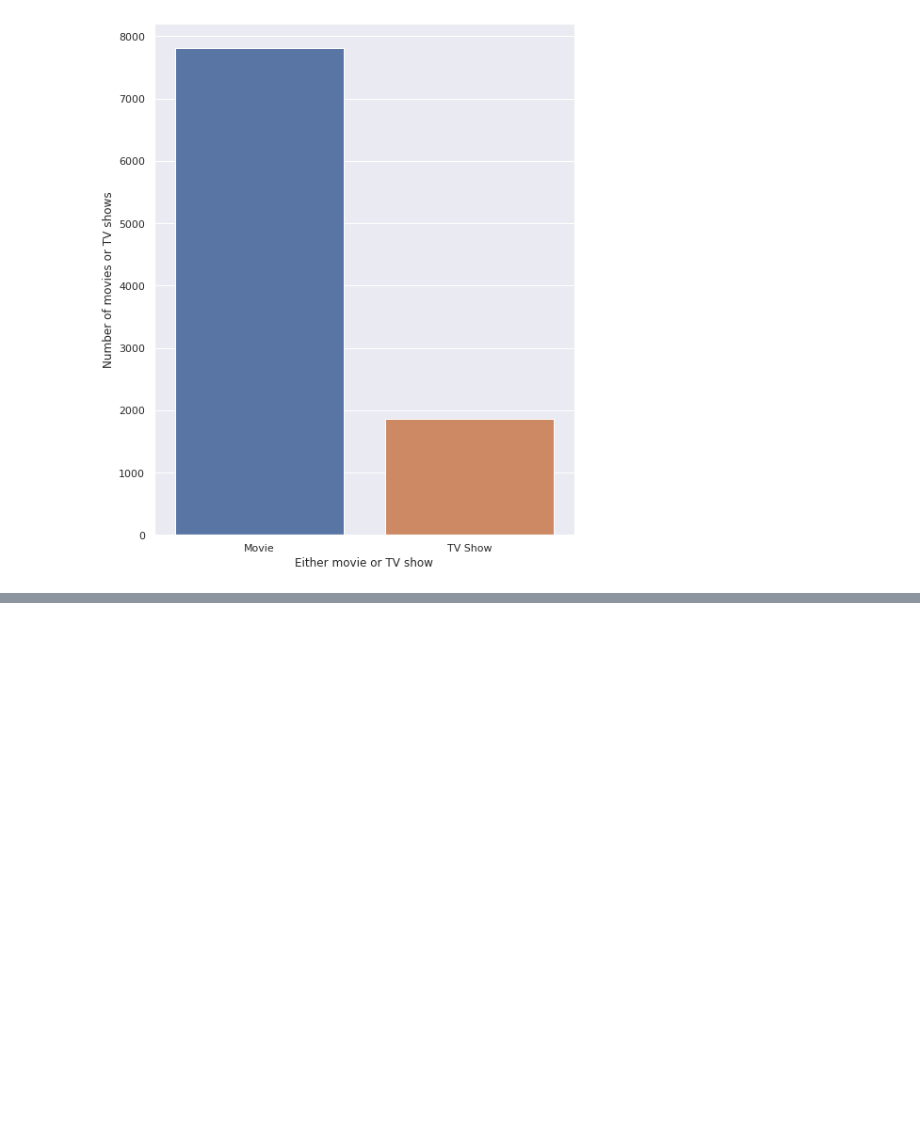
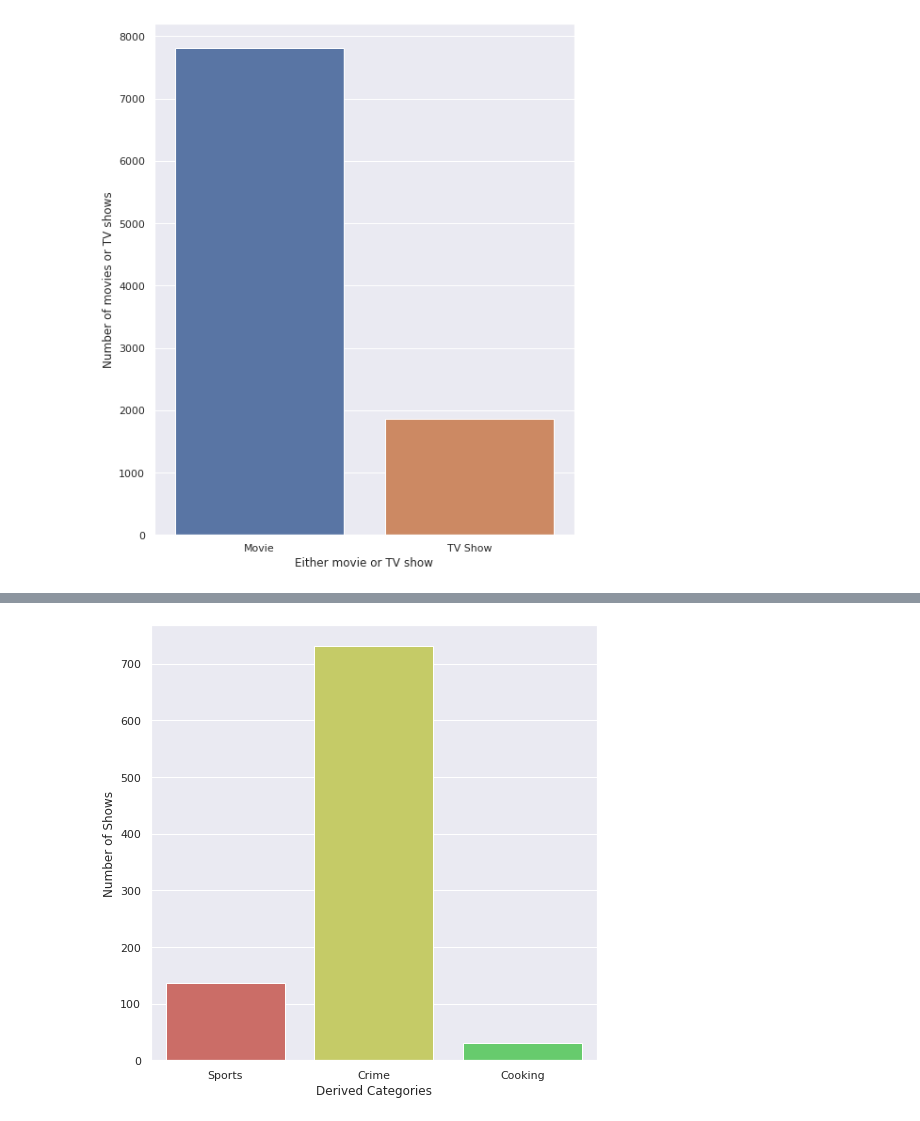
Before and after one commit to Ujwal-B/data_science_practice, a Jupyter notebook: amazonprimedataset-eda.ipynb, the cells around one changed output, grey strips where cells are left out. Saved outputs shown, nothing was run; the diff lists cells and outputs as text; code cells hidden in the pictures; blank space fills up the shorter version.

```diff
--- a/amazonprimedataset-eda.ipynb
+++ b/amazonprimedataset-eda.ipynb
@@ -89,0 +216,22 @@ ax = sns.barplot(x = mdf['Movie period'], y = mdf['Number of Movies'])
+# %%
+sports_count = 0
+crime_count = 0
+cooking_count = 0
+spmatches = ['golf', 'baseball', 'volleyball', 'tennis', 'swimming', 'rugby', 'hockey', 'basketball', 'soccer', 'cricket', 'badminton', 'football']
+crmatches = ['killer', 'serial killer', 'murder', 'psycho', 'stabbing']
+comatches = ['vegetable', 'fruit', 'meat', 'chicken', 'beef', 'pork', 'pasta', 'noodle']
+
+for item in df['description']:
+    if any(x in item for x in spmatches):
+        sports_count += 1
+    if any(x in item for x in crmatches):
+        crime_count += 1
+    if any(x in item for x in comatches):
+        cooking_count += 1
+print(sports_count)
+print(crime_count)
+print(cooking_count)
+sbdict = {'Sports':sports_count, 'Crime':crime_count, 'Cooking':cooking_count}
+sbdf = pd.DataFrame(sbdict.items())
+sbdf.columns = ['Derived Categories', 'Number of Shows']
+sbdf
@@ -89,0 +246,7 @@ ax = sns.barplot(x = mdf['Movie period'], y = mdf['Number of Movies'])
+# %%
+sns.set(rc = {'figure.figsize':(8,8)})
+custom_palette = sns.color_palette("hls",6)
+sns.set_palette(custom_palette)
+ax = sns.barplot(x=sbdf['Derived Categories'], y=sbdf['Number of Shows'])
+# %% [output]
+[figure, added]
```
Also changed, not shown: parts of 12 cells of this notebook.
